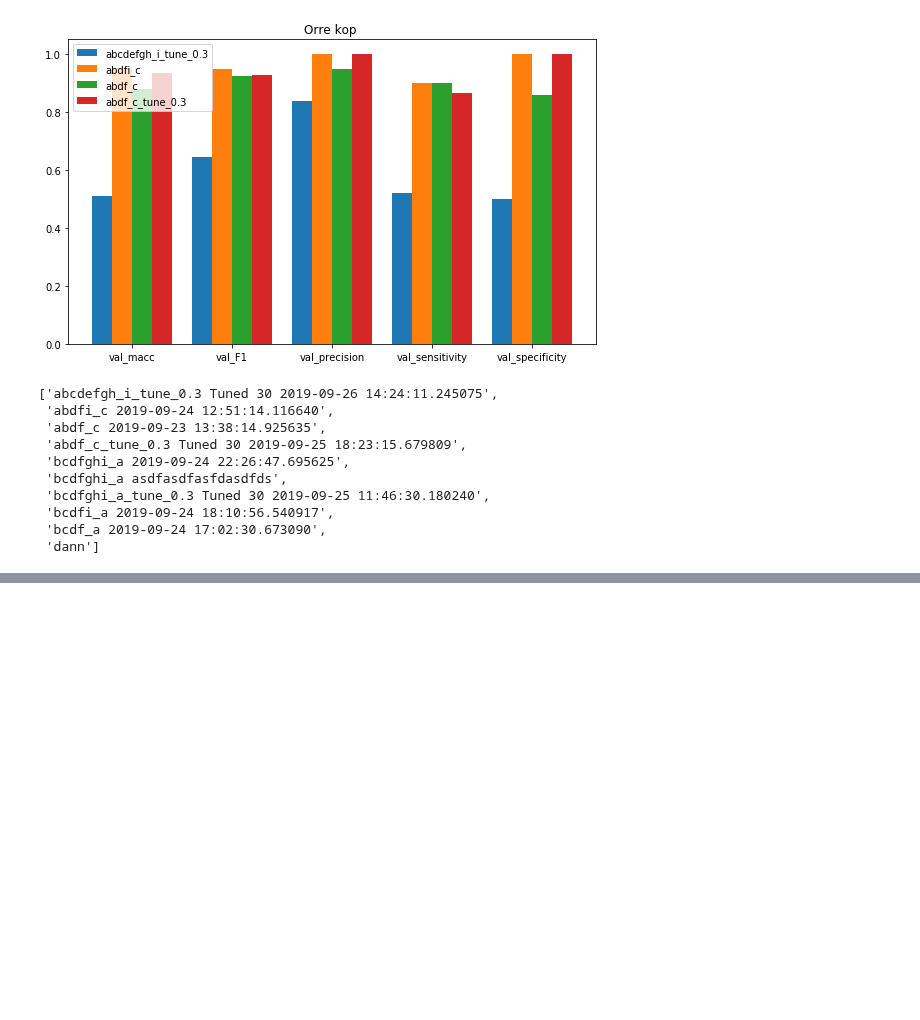
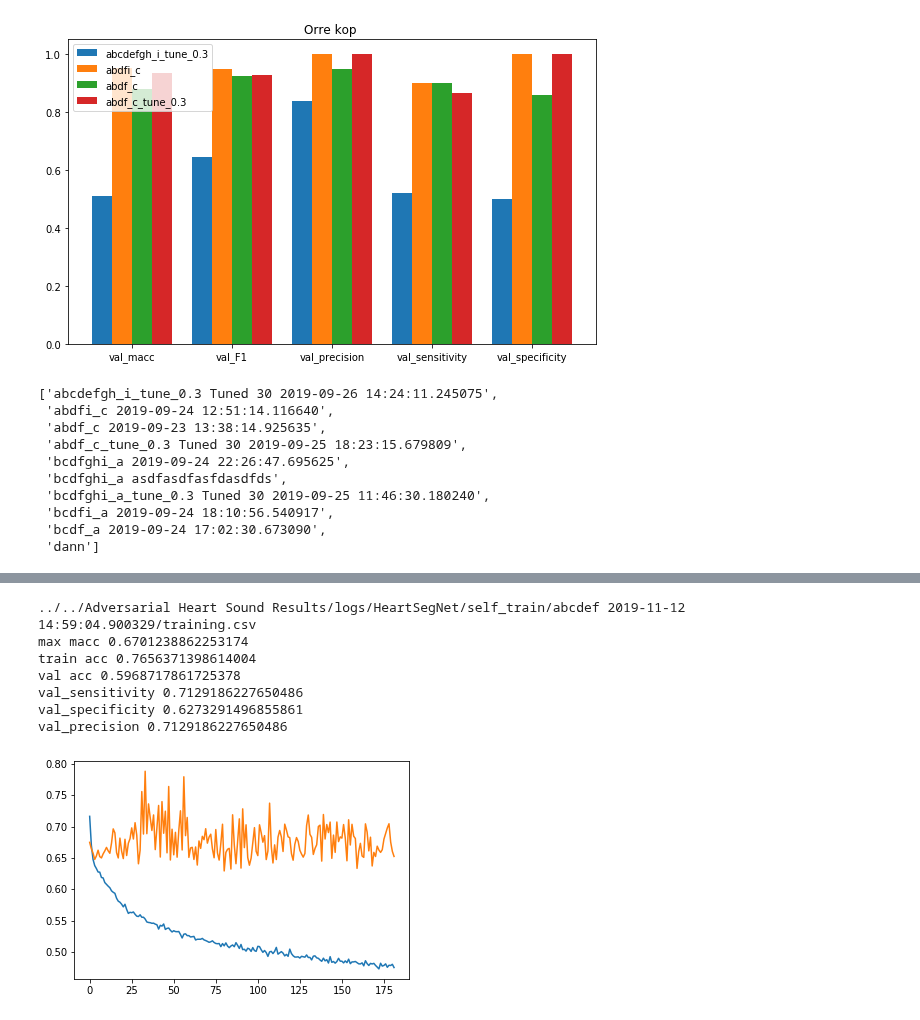
Before and after one commit to IstiaqAnsari/SpectNet, a Jupyter notebook: codes/result analysis .ipynb, the cells around one changed output, grey strips where cells are left out. Drawn from its saved outputs; the diff is of its cells as text; code cells hidden in the pictures; blank space fills up the shorter version.

```diff
--- a/codes/result analysis .ipynb
+++ b/codes/result analysis .ipynb
@@ -187,0 +192,11 @@ NameError: name 'root' is not defined
+# %%
+lossplot('abcdef 2019-11-12 14:59:04.900329')
+# %% [output]
+../../Adversarial Heart Sound Results/logs/HeartSegNet/self_train/abcdef 2019-11-12 14:59:04.900329/training.csv
+max macc 0.6701238862253174
+train acc 0.7656371398614004
+val acc 0.5968717861725378
+val_sensitivity 0.7129186227650486
+val_specificity 0.6273291496855861
+val_precision 0.7129186227650486
+[figure, added]
```
Also changed, not shown: parts of 19 cells of this notebook.
